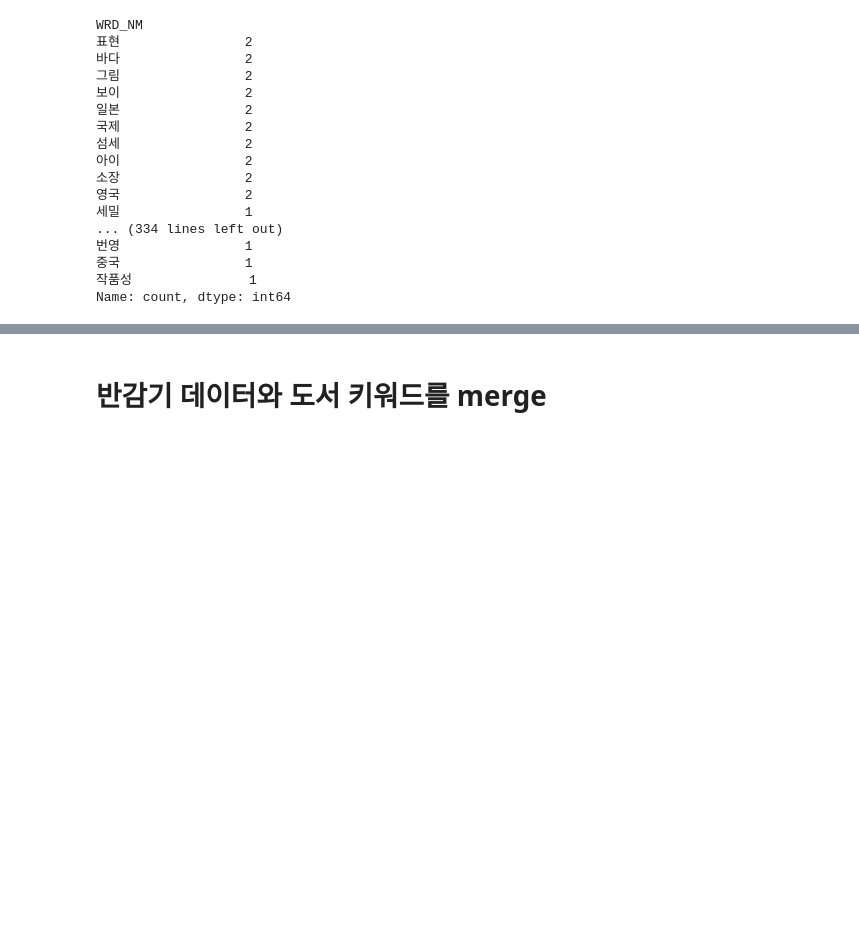
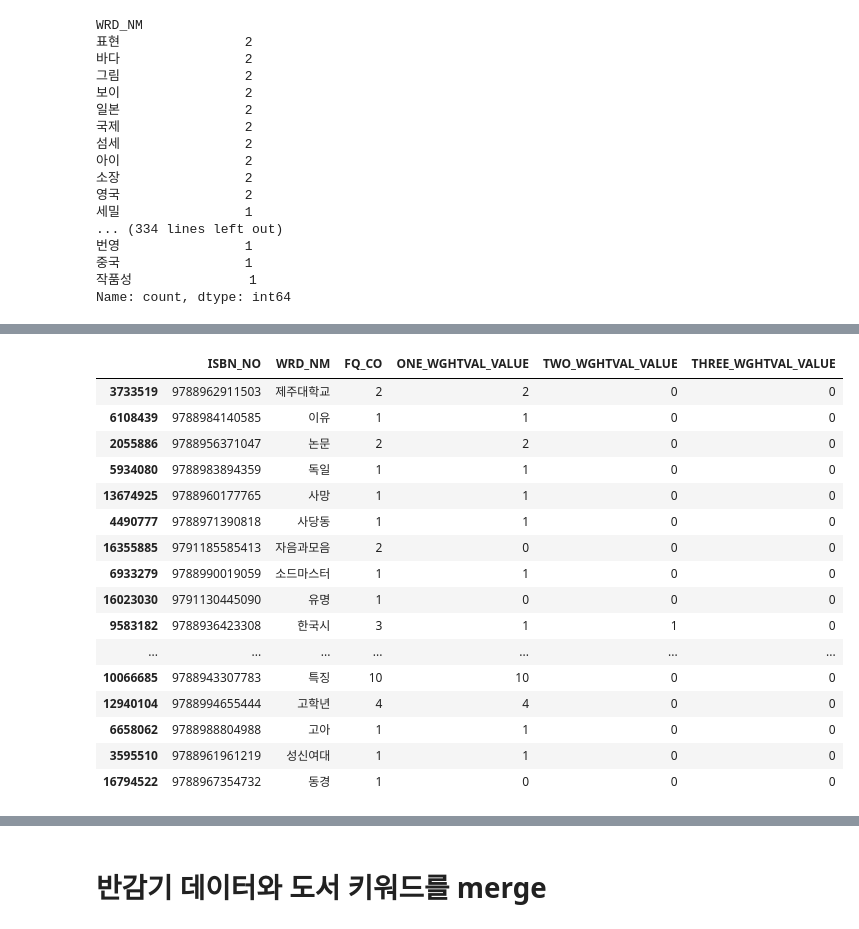
Before and after one commit to dilicat0813/alpaco5_Project_library, a Jupyter notebook: 경환님 이거 보세요/도서_키워드.ipynb, the cells around one changed output, grey strips where cells are left out. Saved outputs shown, nothing was run; the diff lists cells and outputs as text; code cells hidden in the pictures; blank space fills up the shorter version.

```diff
--- a/경환님 이거 보세요/도서_키워드.ipynb
+++ b/경환님 이거 보세요/도서_키워드.ipynb
@@ -339,0 +439,20 @@ pd.reset_option('display.max_columns')
+# %%
+Book_keyword_202012_master.sample(50)
+# %% [output]
+|  | ISBN_NO | WRD_NM | FQ_CO | ONE_WGHTVAL_VALUE | TWO_WGHTVAL_VALUE | THREE_WGHTVAL_VALUE |
+| 3733519 | 9788962911503 | 제주대학교 | 2 | 2 | 0 | 0 |
+| 6108439 | 9788984140585 | 이유 | 1 | 1 | 0 | 0 |
+| 2055886 | 9788956371047 | 논문 | 2 | 2 | 0 | 0 |
+| 5934080 | 9788983894359 | 독일 | 1 | 1 | 0 | 0 |
+| 13674925 | 9788960177765 | 사망 | 1 | 1 | 0 | 0 |
+| 4490777 | 9788971390818 | 사당동 | 1 | 1 | 0 | 0 |
+| 16355885 | 9791185585413 | 자음과모음 | 2 | 0 | 0 | 0 |
+| 6933279 | 9788990019059 | 소드마스터 | 1 | 1 | 0 | 0 |
+| 16023030 | 9791130445090 | 유명 | 1 | 0 | 0 | 0 |
+| 9583182 | 9788936423308 | 한국시 | 3 | 1 | 1 | 0 |
+| ... | ... | ... | ... | ... | ... | ... |
+| 10066685 | 9788943307783 | 특징 | 10 | 10 | 0 | 0 |
+| 12940104 | 9788994655444 | 고학년 | 4 | 4 | 0 | 0 |
+| 6658062 | 9788988804988 | 고아 | 1 | 1 | 0 | 0 |
+| 3595510 | 9788961961219 | 성신여대 | 1 | 1 | 0 | 0 |
+| 16794522 | 9788967354732 | 동경 | 1 | 0 | 0 | 0 |
```
Also changed, not shown: parts of 18 cells of this notebook, 1 other file.
